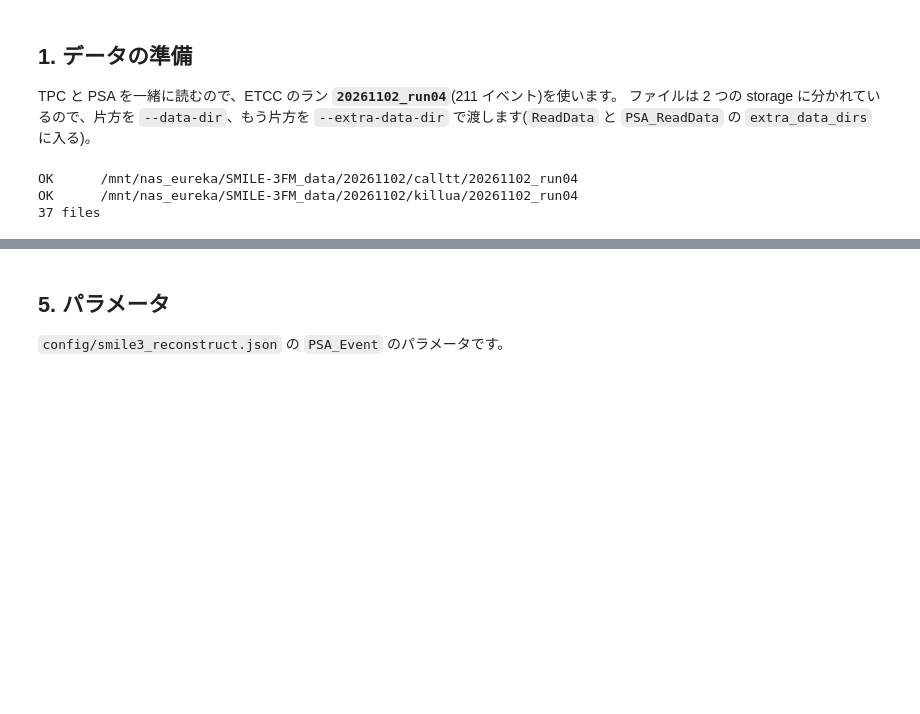
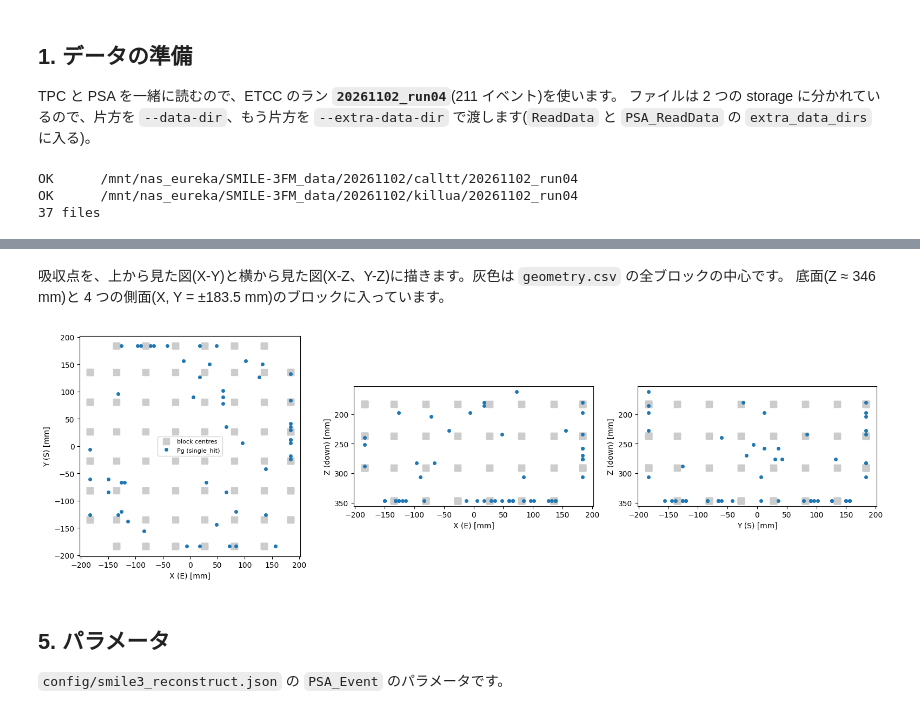
Before and after one commit to SMILE-tool-box/EricaNext, a Jupyter notebook: tutorials/1_DataIO/modules/10_PSA_Event/PSA_Event.ipynb, the cells around one changed output, grey strips where cells are left out. Cells and saved outputs as stored; diff of their text form; code cells hidden in the pictures; blank space fills up the shorter version.

Commit message:
PSA_Event tutorial: rerun with geometry.csv from CAD and the Cs + Co energy calibration
Co-Authored-By: Claude Opus 5.5 <noreply@anthropic.com>

```diff
--- a/tutorials/1_DataIO/modules/10_PSA_Event/PSA_Event.ipynb
+++ b/tutorials/1_DataIO/modules/10_PSA_Event/PSA_Event.ipynb
@@ -99,11 +99,13 @@ def run_chain(out, *args):
     r.check_returncode()
     return r
 
-OUT_NOW = CACHE / f"reconstruct_psa_{RUN}.root"
-r = run_chain(OUT_NOW)
+OUT = CACHE / f"reconstruct_{RUN}.root"
+r = run_chain(OUT)
 print("\n".join(l for l in (r.stdout + r.stderr).splitlines() if l.startswith("PSA_Event")))
-f = ROOT.TFile(str(OUT_NOW))
+for l in r.stdout.splitlines():
+    if l.startswith(("PSA_SingleHit", "PSA_MultiHit", "PSA_NoHits", "NotConformEnergy")):
+        print(l)
+f = ROOT.TFile(str(OUT))
 h = f.Get("PSA_Event/NHits")
 print("NHits:", {int(h.GetBinCenter(i)): int(h.GetBinContent(i)) for i in range(1, h.GetNbinsX() + 1) if h.GetBinContent(i)})
-print("single_hit entries:", f.Get("Reconstruct/single_hit").GetEntries())
 # %% [output]
@@ -164,20 +124,20 @@ PSA_SingleHit                                              62               36
 # %%
-p = ROOT.RDataFrame("PSA_TreeWriter/psa", str(OUT_EX)).AsNumpy(["trig", "board", "ch", "pix_n", "pix_m", "pixel", "hg_corr", "energy"])
+import csv
+geo = {(int(r["board"]), int(r["ch"])): r for r in csv.DictReader(l for l in open(REPO / "calib" / "psa" / "geometry.csv") if not l.startswith("#"))}
+p = ROOT.RDataFrame("PSA_TreeWriter/psa", str(OUT)).AsNumpy(["trig", "board", "ch", "pix_n", "pix_m", "pixel", "energy"])
 for k in ["board", "ch", "pix_n", "pix_m", "pixel"]:
     p[k] = p[k].astype(int)
-s = ROOT.RDataFrame("Reconstruct/single_hit", str(OUT_EX)).AsNumpy(["evt_id", "Eg", "Ke", "Pg"])
-used = (p["pixel"] >= 0) & (p["energy"] > 0)
+s = ROOT.RDataFrame("Reconstruct/single_hit", str(OUT)).AsNumpy(["evt_id", "Eg", "Pg"])
+emin = ec.load("smile3_reconstruct")["parameters"]["PSA_Event"]["energy_min"]
+used = (p["pixel"] >= 0) & (p["energy"] > emin) & np.array([(b, c) in geo for b, c in zip(p["board"], p["ch"])])
 n_bad = 0
 for t_, eg, pg in zip(s["evt_id"], s["Eg"], s["Pg"]):
     k = np.where(used & (p["trig"] == t_))[0]
     assert len(k) == 1          # single_hit のイベントには、使えるヒットがちょうど 1 つ
     k = k[0]
-    expect = np.array([100 * p["board"][k], 50 * p["ch"][k], 200]) + 6 * np.array([p["pix_n"][k] - 4.5, p["pix_m"][k] - 4.5, 0])
-    n_bad += abs(eg - 0.01 * p["hg_corr"][k]) > 1e-9 or np.abs(np.asarray(pg) - expect).max() > 1e-9
+    g = geo[(p["board"][k], p["ch"][k])]
+    v = lambda *names: np.array([float(g[n]) for n in names])
+    expect = v("x0", "y0", "z0") + float(g["pitch"]) * ((p["pix_n"][k] - 4.5) * v("ux", "uy", "uz") + (p["pix_m"][k] - 4.5) * v("vx", "vy", "vz"))
+    n_bad += abs(eg - p["energy"][k]) > 1e-6 or np.abs(np.asarray(pg) - expect).max() > 1e-6
 print(len(s["evt_id"]), "rows in single_hit, rows that differ from the formula:", n_bad)
-pg = np.stack([np.asarray(v) for v in s["Pg"]])
-fig, ax = plt.subplots(figsize=(7, 4))
-ax.plot(pg[:, 0], pg[:, 1], "o")
-ax.set_xlabel("Pg x [mm] (example geometry)"); ax.set_ylabel("Pg y [mm]"); ax.set_title("single_hit: absorption points with the EXAMPLE geometry")
-plt.show()
 # %% [output]
@@ -186,3 +147,20 @@ plt.show()
+# %% [markdown]
+吸収点を、上から見た図(X-Y)と横から見た図(X-Z、Y-Z)に描きます。灰色は `geometry.csv` の全ブロックの中心です。
+底面(Z ≈ 346 mm)と 4 つの側面(X, Y = ±183.5 mm)のブロックに入っています。
+# %%
+pg = np.stack([np.asarray(v) for v in s["Pg"]])
+c = np.array([[float(r["x0"]), float(r["y0"]), float(r["z0"])] for r in geo.values()])
+fig, axs = plt.subplots(1, 3, figsize=(16, 4.8))
+for a, (i, j, xl, yl) in zip(axs, [(0, 1, "X (E) [mm]", "Y (S) [mm]"), (0, 2, "X (E) [mm]", "Z (down) [mm]"), (1, 2, "Y (S) [mm]", "Z (down) [mm]")]):
+    a.plot(c[:, i], c[:, j], "s", color="0.8", ms=9, label="block centres")
+    a.plot(pg[:, i], pg[:, j], "o", ms=4, label="Pg (single_hit)")
+    a.set_xlabel(xl); a.set_ylabel(yl); a.set_aspect("equal")
+    if j == 2:
+        a.invert_yaxis()
+axs[0].legend(fontsize=8)
+fig.tight_layout(); plt.show()
+# %% [output]
+[figure, added]
 # %% [markdown]
 ## 5. パラメータ
 
```
Also changed, not shown: parts of 9 cells of this notebook.
